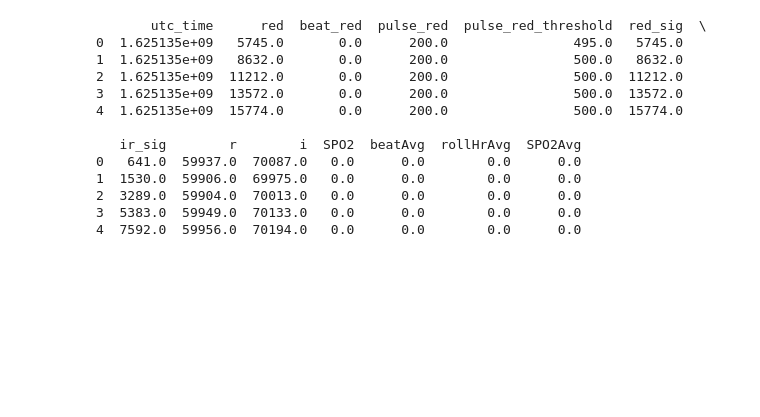
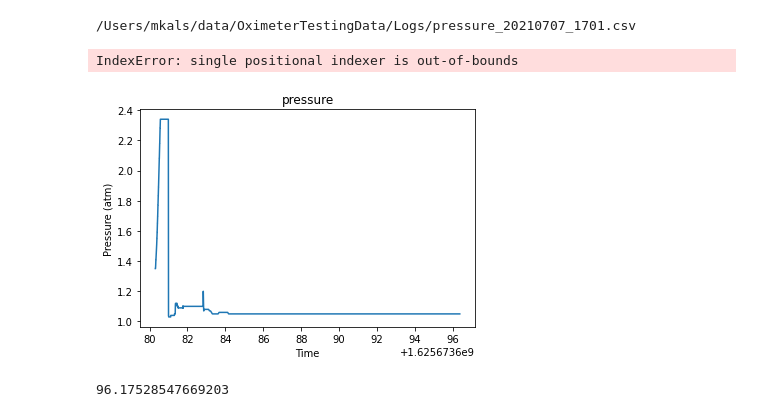
Before and after one commit to mkals/Oximeter-Testing, a Jupyter notebook: Analysis/desperation.ipynb, the cells around one changed output. Drawn from its saved outputs; the diff is of its cells as text; code cells hidden in the pictures; blank space fills up the shorter version.

```diff
--- a/Analysis/desperation.ipynb
+++ b/Analysis/desperation.ipynb
@@ -50,33 +121,30 @@ def plot_raw(df, new=True):
 # %%
 # Load files from disk and plot latest
 
-fs = [f'{directory}/{f}' for f in os.listdir(directory)]
+fs = [f'{directory}/{f}' for f in os.listdir(director)]
 csv_files = [f for f in fs if '.csv' in f]
 csv_files.sort()
-#print(csv_files)
+print(csv_files[-1])
 
 b_dfs = [pd.read_csv(f) for f in csv_files if 'bath' in f]
 p_dfs = [pd.read_csv(f) for f in csv_files if 'pressure' in f]
+b_dfs[-1].drop(b_dfs[-1].iloc[:400,:].index.tolist(), inplace=True)
 
-#plot_pressure(p_dfs[-1])
-#plot_raw(b_dfs[-1])
-#plot_processed(b_dfs[-1])
-df = pd.read_csv(csv_files[0])
-print(df.head())
+plot_pressure(p_dfs[-1])
+plot_bath_summary(b_dfs[-1])
 # %% [output]
-       utc_time      red  beat_red  pulse_red  pulse_red_threshold  red_sig  \
-0  1.625135e+09   5745.0       0.0      200.0                495.0   5745.0
-1  1.625135e+09   8632.0       0.0      200.0                500.0   8632.0
-2  1.625135e+09  11212.0       0.0      200.0                500.0  11212.0
-3  1.625135e+09  13572.0       0.0      200.0                500.0  13572.0
-4  1.625135e+09  15774.0       0.0      200.0                500.0  15774.0
-
-   ir_sig        r        i  SPO2  beatAvg  rollHrAvg  SPO2Avg
-0   641.0  59937.0  70087.0   0.0      0.0        0.0      0.0
-1  1530.0  59906.0  69975.0   0.0      0.0        0.0      0.0
-2  3289.0  59904.0  70013.0   0.0      0.0        0.0      0.0
-3  5383.0  59949.0  70133.0   0.0      0.0        0.0      0.0
-4  7592.0  59956.0  70194.0   0.0      0.0        0.0      0.0
+/Users/mkals/data/OximeterTestingData/Logs/pressure_20210707_1701.csv
+IndexError: single positional indexer is out-of-bounds
+[figure, added]
+# %%
+# data sets, bath oximeter, 3d printed white phantom P11
+severinghaus(100) # /Users/mkals/data/OximeterTestingData/Logs/pressure_20210707_1550.csv
+severinghaus(38) # /Users/mkals/data/OximeterTestingData/Logs/pressure_20210707_1605.csv
+severinghaus(83.2) #
+
+#print(b_dfs[-1].head())
+# %% [output]
+96.17528547669203
 # %%
 def plot_processed(f):
     title = f.split('/')[-1]
```
Also changed, not shown: parts of 3 cells of this notebook, 5 other files.
